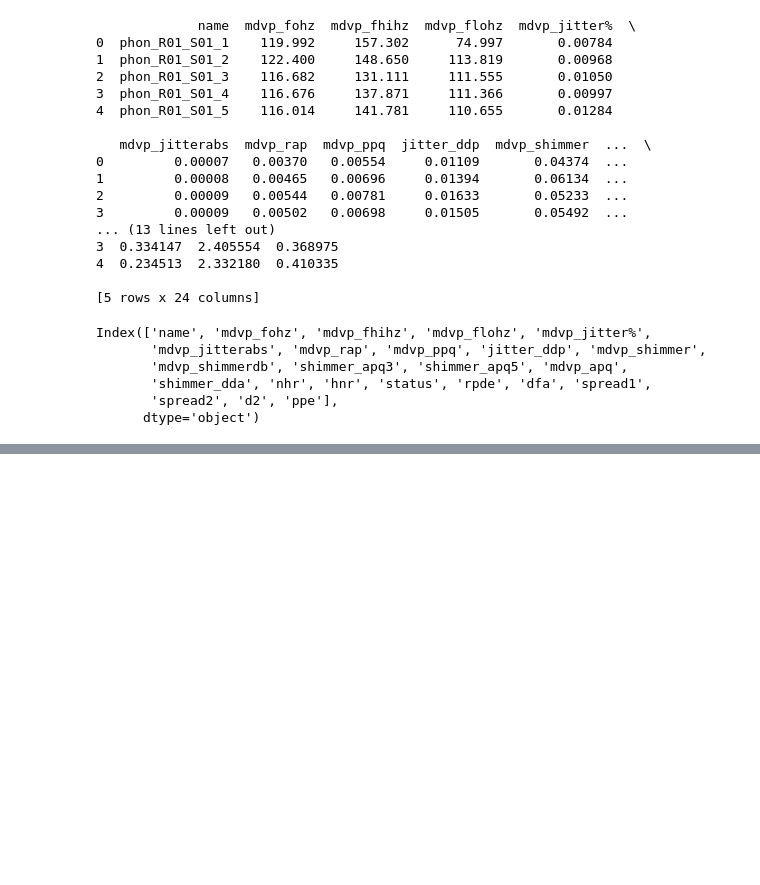
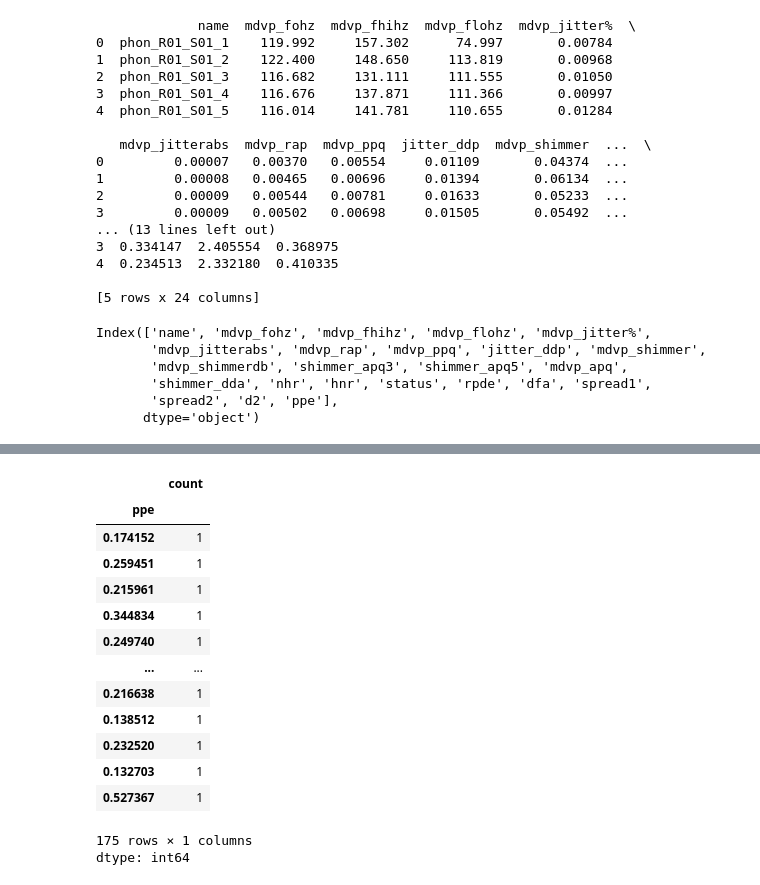
Before and after one commit to raju1207/Multiple-Disease-Prediction-Analysis, a Jupyter notebook: Multiple_Disease_Prediction_Analysis.ipynb, the cells around one changed output, grey strips where cells are left out. Drawn from its saved outputs; the diff is of its cells as text; code cells hidden in the pictures; blank space fills up the shorter version.

```diff
--- a/Multiple_Disease_Prediction_Analysis.ipynb
+++ b/Multiple_Disease_Prediction_Analysis.ipynb
@@ -298,0 +329,18 @@ Index(['name', 'mdvp_fohz', 'mdvp_fhihz', 'mdvp_flohz', 'mdvp_jitter%',
+# %%
+y_train.value_counts()
+# %% [output]
+|  | count |
+| ppe |  |
+| 0.174152 | 1 |
+| 0.259451 | 1 |
+| 0.215961 | 1 |
+| 0.344834 | 1 |
+| 0.249740 | 1 |
+| ... | ... |
+| 0.216638 | 1 |
+| 0.138512 | 1 |
+| 0.232520 | 1 |
+| 0.132703 | 1 |
+| 0.527367 | 1 |
+175 rows × 1 columns
+dtype: int64
```
Also changed, not shown: parts of 5 cells of this notebook.
